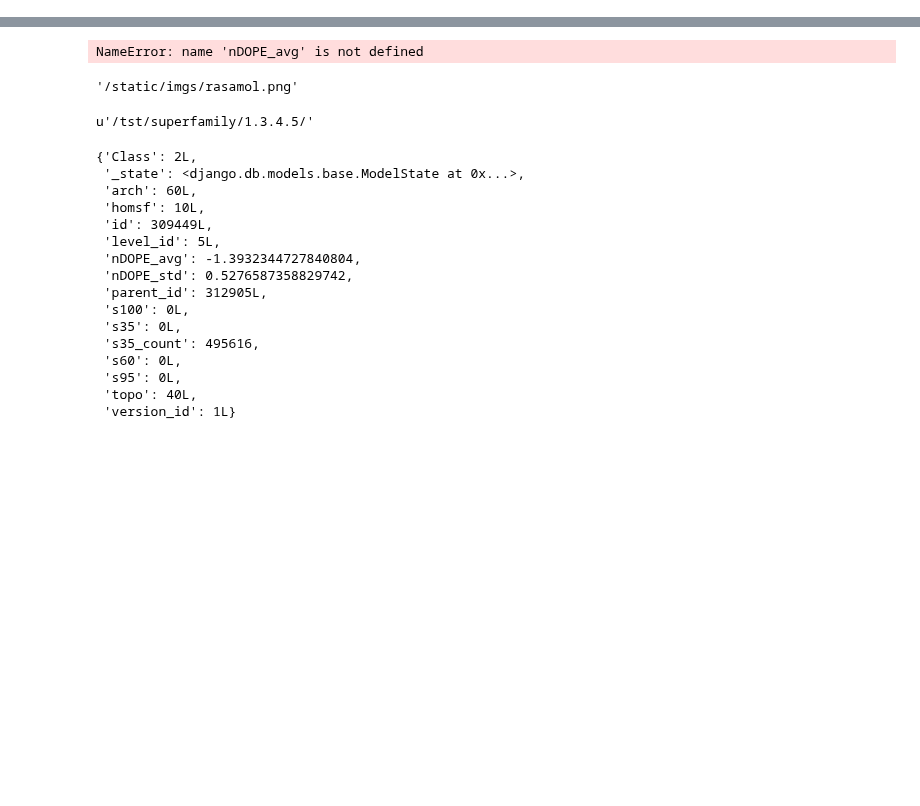
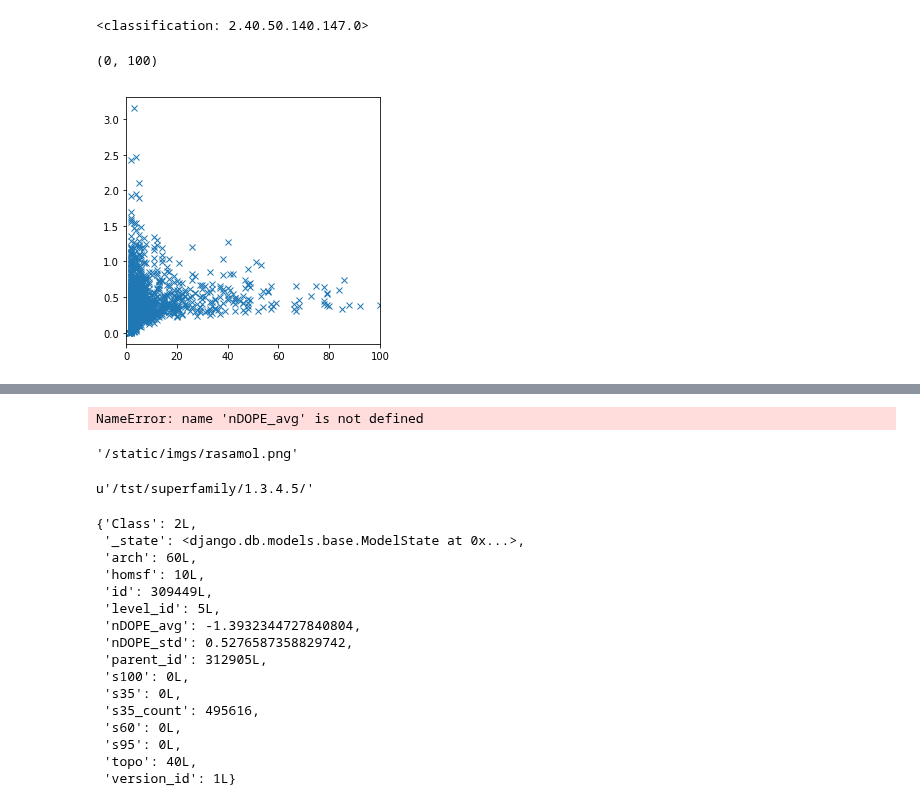
Before and after one commit to CATH-summer-2017/domchop, a Jupyter notebook: doped_cath/debug.ipynb, the cells around one changed output, grey strips where cells are left out. Drawn from its saved outputs; the diff is of its cells as text; code cells hidden in the pictures; blank space fills up the shorter version.

```diff
--- a/doped_cath/debug.ipynb
+++ b/doped_cath/debug.ipynb
@@ -14,0 +17,4 @@ sf.classification_set.all()
+# %%
+domain.objects.get(domain_id = '4aimA04').classification
+# %% [output]
+<classification: 2.40.50.140.147.0>
@@ -14,0 +25,20 @@ sf.classification_set.all()
+# %%
+homsfs = classification.homsf_objects.all()
+%matplotlib inline
+
+xs = [];
+ys = [];
+for hom in homsfs:
+    xs.append(hom.s35_count)
+    ys.append(hom.nDOPE_std)
+plt.close("all")
+fig = plt.figure(figsize = [10,10])
+# ax1 = fig.add_subplot(111)
+
+ax1 = fig.add_subplot(221)
+ax1.plot(xs,ys,'x',3)
+ax1.set_xlim([0,100])
+#     plot()
+# %% [output]
+(0, 100)
+[figure, added]
```
Also changed, not shown: parts of 33 cells of this notebook, 4 other files.
